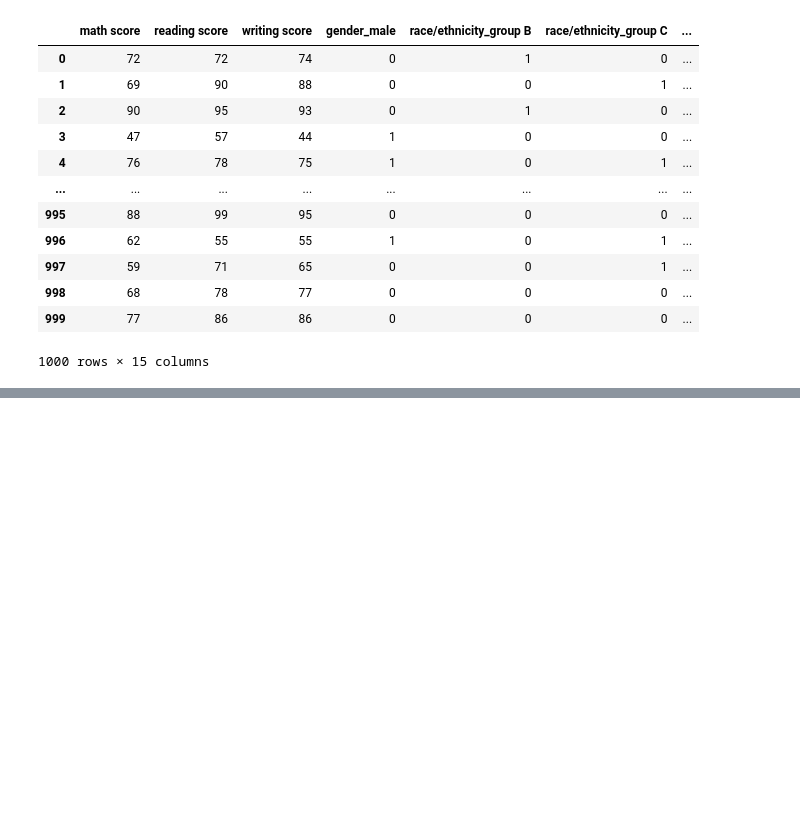
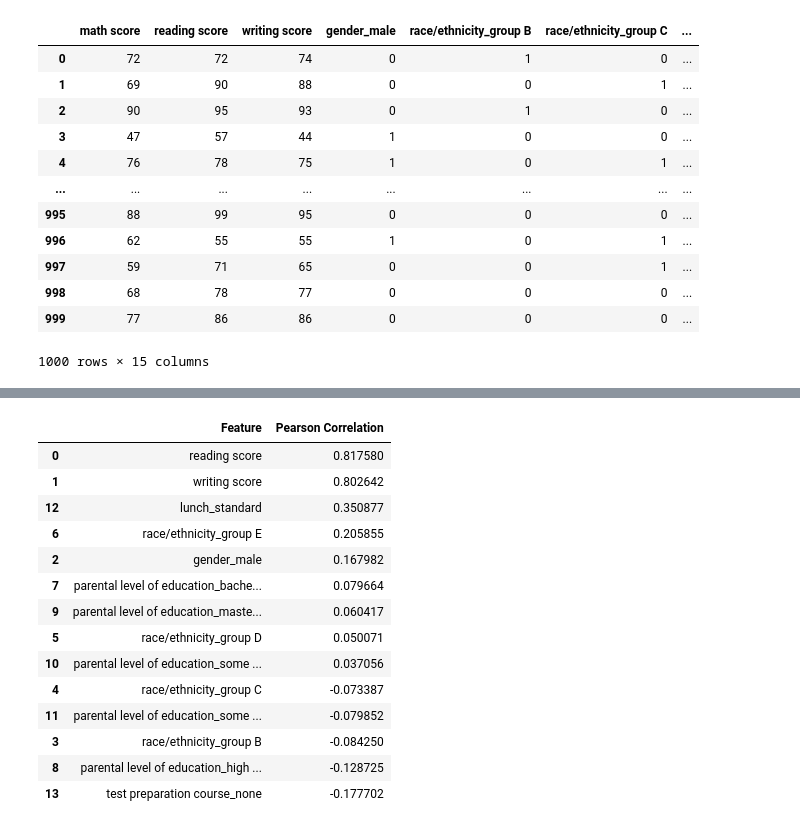
Before and after one commit to Nileshkrishesh/Something, a Jupyter notebook: practice.ipynb, the cells around one changed output, grey strips where cells are left out. Drawn from its saved outputs; the diff is of its cells as text; code cells hidden in the pictures; blank space fills up the shorter version.

```diff
--- a/practice.ipynb
+++ b/practice.ipynb
@@ -212,0 +248,35 @@ df_cleaned
+# %%
+selected_features = [ 'reading score', 'writing score', 'gender_male',
+       'race/ethnicity_group B', 'race/ethnicity_group C',
+       'race/ethnicity_group D', 'race/ethnicity_group E',
+       "parental level of education_bachelor's degree",
+       'parental level of education_high school',
+       "parental level of education_master's degree",
+       'parental level of education_some college',
+       'parental level of education_some high school', 'lunch_standard',
+       'test preparation course_none']
+
+correlations = {
+    feature: pearsonr(df_cleaned[feature], df_cleaned['math score'])[0]
+    for feature in selected_features
+}
+correlation_df=pd.DataFrame(list(correlations.items()),columns=['Feature','Pearson Correlation'])
+correlation_df.sort_values(by='Pearson Correlation',ascending=False)
+# The features with the highest absolute correlation values are likely to be the most important features for predicting the target variable.
+# >0.5 or <-0.5 are considered strong correlation, 0.3 to 0.5 or -0.3 to -0.5 are considered moderate correlation, and 0.1 to 0.3 or -0.1 to -0.3 are considered weak correlation.
+# %% [output]
+|  | Feature | Pearson Correlation |
+| 0 | reading score | 0.817580 |
+| 1 | writing score | 0.802642 |
+| 12 | lunch_standard | 0.350877 |
+| 6 | race/ethnicity_group E | 0.205855 |
+| 2 | gender_male | 0.167982 |
+| 7 | parental level of education_bache... | 0.079664 |
+| 9 | parental level of education_maste... | 0.060417 |
+| 5 | race/ethnicity_group D | 0.050071 |
+| 10 | parental level of education_some ... | 0.037056 |
+| 4 | race/ethnicity_group C | -0.073387 |
+| 11 | parental level of education_some ... | -0.079852 |
+| 3 | race/ethnicity_group B | -0.084250 |
+| 8 | parental level of education_high ... | -0.128725 |
+| 13 | test preparation course_none | -0.177702 |
```
Also changed, not shown: parts of 14 cells of this notebook.
